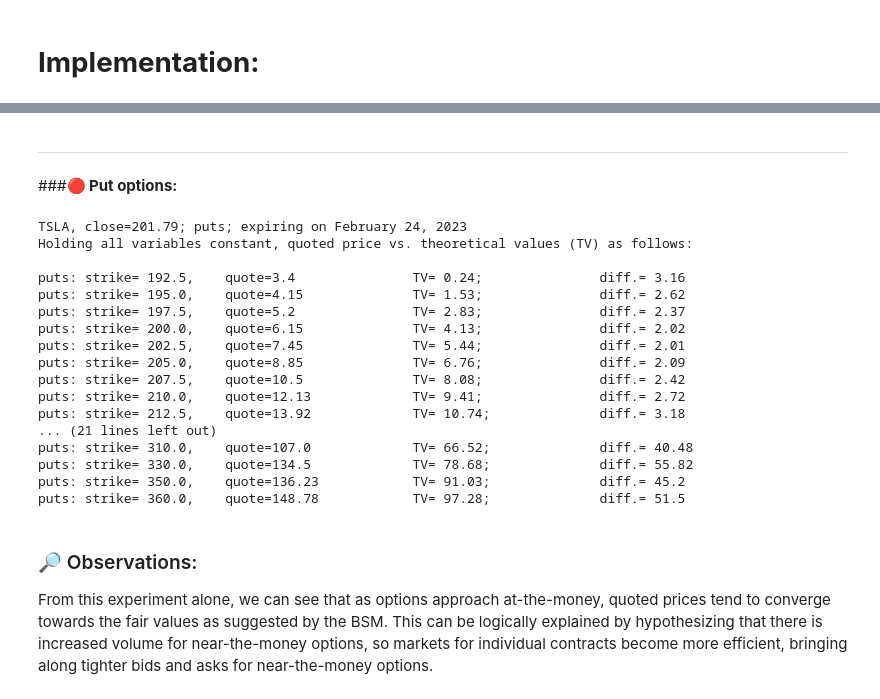
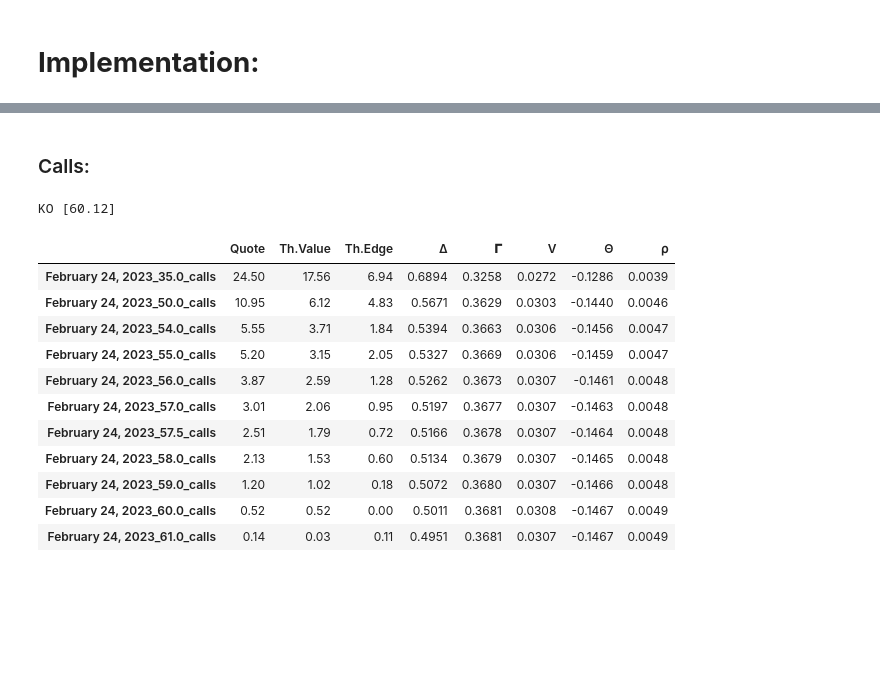
Before and after one commit to kevinhhl/options-pricing-tools-and-trading-strategies, a Jupyter notebook: Black_Scholes_Merton_Model_Part1_Screening_YF_for_theoretical_edges.ipynb, the cells around one changed output, grey strips where cells are left out. Cells and saved outputs as stored; diff of their text form; code cells hidden in the pictures; blank space fills up the shorter version.

```diff
--- a/Black_Scholes_Merton_Model_Part1_Screening_YF_for_theoretical_edges.ipynb
+++ b/Black_Scholes_Merton_Model_Part1_Screening_YF_for_theoretical_edges.ipynb
@@ -130,2 +143,8 @@ date_expire         = date(2023,2,24) # <-- Expiration date (Must be according t
+# %%
+# Manual inputs:
+symbol                   = "KO"             # <--  input
+riskfree_rate            = .0512            # <--  input
+date_today               = date(2023,2,18)  # <--  input
+date_expire              = date(2023,2,24)  # <--  input
 # %%
 # Confirming that the expiration date is valid.
@@ -182,0 +171,14 @@ def _print(option_type, model):
+# %%
+# Obtaining the recent close price
+def get_csv_link(date_from, date_to):
+  _date_from = time.mktime(date_from.timetuple())
+  _date_to = time.mktime(date_to.timetuple())
+  s1 = "https://query1.finance.yahoo.com/v7/finance/download/"
+  _s2 = str(int(_date_from))
+  _s3 = str(int(_date_to))
+  s4 = "?period1="+ _s2 +"&period2="+ _s3 +"&interval=1d&events=history&includeAdjustedClose=true"
+  return s1 + symbol + s4
+
+yahoo_csv = pd.read_csv(get_csv_link(date_today, date_today))
+assert len(yahoo_csv) == 1
+yahoo_csv
@@ -182,0 +188,3 @@ def _print(option_type, model):
+# %%
+crnt_price = yahoo_csv['Adj Close'][0]
+crnt_price
@@ -182,0 +244,3 @@ def _print(option_type, model):
+# %%
+chain_call = options.get_options_chain(symbol, date_expire_str)["calls"]
+chain_put = options.get_options_chain(symbol, date_expire_str)["puts"]
@@ -204,28 +268,20 @@ calls: strike= 212.5,   quote=3.25              TV= 0.21;               diff.= 3
-# %% [markdown]
----
-###**🔴 Put options:**
-# %%
-model = BSM(s=s,t=t,r=r,sigma=sigma)
-_print("puts", model)
-# %% [output]
-TSLA, close=201.79; puts; expiring on February 24, 2023
-Holding all variables constant, quoted price vs. theoretical values (TV) as follows:
-
-puts: strike= 192.5,    quote=3.4               TV= 0.24;               diff.= 3.16
-puts: strike= 195.0,    quote=4.15              TV= 1.53;               diff.= 2.62
-puts: strike= 197.5,    quote=5.2               TV= 2.83;               diff.= 2.37
-puts: strike= 200.0,    quote=6.15              TV= 4.13;               diff.= 2.02
-puts: strike= 202.5,    quote=7.45              TV= 5.44;               diff.= 2.01
-puts: strike= 205.0,    quote=8.85              TV= 6.76;               diff.= 2.09
-puts: strike= 207.5,    quote=10.5              TV= 8.08;               diff.= 2.42
-puts: strike= 210.0,    quote=12.13             TV= 9.41;               diff.= 2.72
-puts: strike= 212.5,    quote=13.92             TV= 10.74;              diff.= 3.18
-... (21 lines left out)
-puts: strike= 310.0,    quote=107.0             TV= 66.52;              diff.= 40.48
-puts: strike= 330.0,    quote=134.5             TV= 78.68;              diff.= 55.82
-puts: strike= 350.0,    quote=136.23            TV= 91.03;              diff.= 45.2
-puts: strike= 360.0,    quote=148.78            TV= 97.28;              diff.= 51.5
-# %% [markdown]
-### 🔎 Observations:
-
-From this experiment alone, we can see that as options approach at-the-money, quoted prices tend to converge towards the fair values as suggested by the BSM. This can be logically explained by hypothesizing that there is increased volume for near-the-money options, so markets for individual contracts become more efficient, bringing along tighter bids and asks for near-the-money options.
+# %% [markdown]
+### Calls:
+# %%
+df_call = get_df("calls", date_expire_str, chain_call)
+print("{} [{}]\n".format(symbol, round(crnt_price,2)))
+df_call
+# %% [output]
+KO [60.12]
+|  | Quote | Th.Value | Th.Edge | Δ | 𝚪 | V | Θ | ⍴ |
+| February 24, 2023_35.0_calls | 24.50 | 17.56 | 6.94 | 0.6894 | 0.3258 | 0.0272 | -0.1286 | 0.0039 |
+| February 24, 2023_50.0_calls | 10.95 | 6.12 | 4.83 | 0.5671 | 0.3629 | 0.0303 | -0.1440 | 0.0046 |
+| February 24, 2023_54.0_calls | 5.55 | 3.71 | 1.84 | 0.5394 | 0.3663 | 0.0306 | -0.1456 | 0.0047 |
+| February 24, 2023_55.0_calls | 5.20 | 3.15 | 2.05 | 0.5327 | 0.3669 | 0.0306 | -0.1459 | 0.0047 |
+| February 24, 2023_56.0_calls | 3.87 | 2.59 | 1.28 | 0.5262 | 0.3673 | 0.0307 | -0.1461 | 0.0048 |
+| February 24, 2023_57.0_calls | 3.01 | 2.06 | 0.95 | 0.5197 | 0.3677 | 0.0307 | -0.1463 | 0.0048 |
+| February 24, 2023_57.5_calls | 2.51 | 1.79 | 0.72 | 0.5166 | 0.3678 | 0.0307 | -0.1464 | 0.0048 |
+| February 24, 2023_58.0_calls | 2.13 | 1.53 | 0.60 | 0.5134 | 0.3679 | 0.0307 | -0.1465 | 0.0048 |
+| February 24, 2023_59.0_calls | 1.20 | 1.02 | 0.18 | 0.5072 | 0.3680 | 0.0307 | -0.1466 | 0.0048 |
+| February 24, 2023_60.0_calls | 0.52 | 0.52 | 0.00 | 0.5011 | 0.3681 | 0.0308 | -0.1467 | 0.0049 |
+| February 24, 2023_61.0_calls | 0.14 | 0.03 | 0.11 | 0.4951 | 0.3681 | 0.0307 | -0.1467 | 0.0049 |
```
Also changed, not shown: parts of 26 cells of this notebook.
